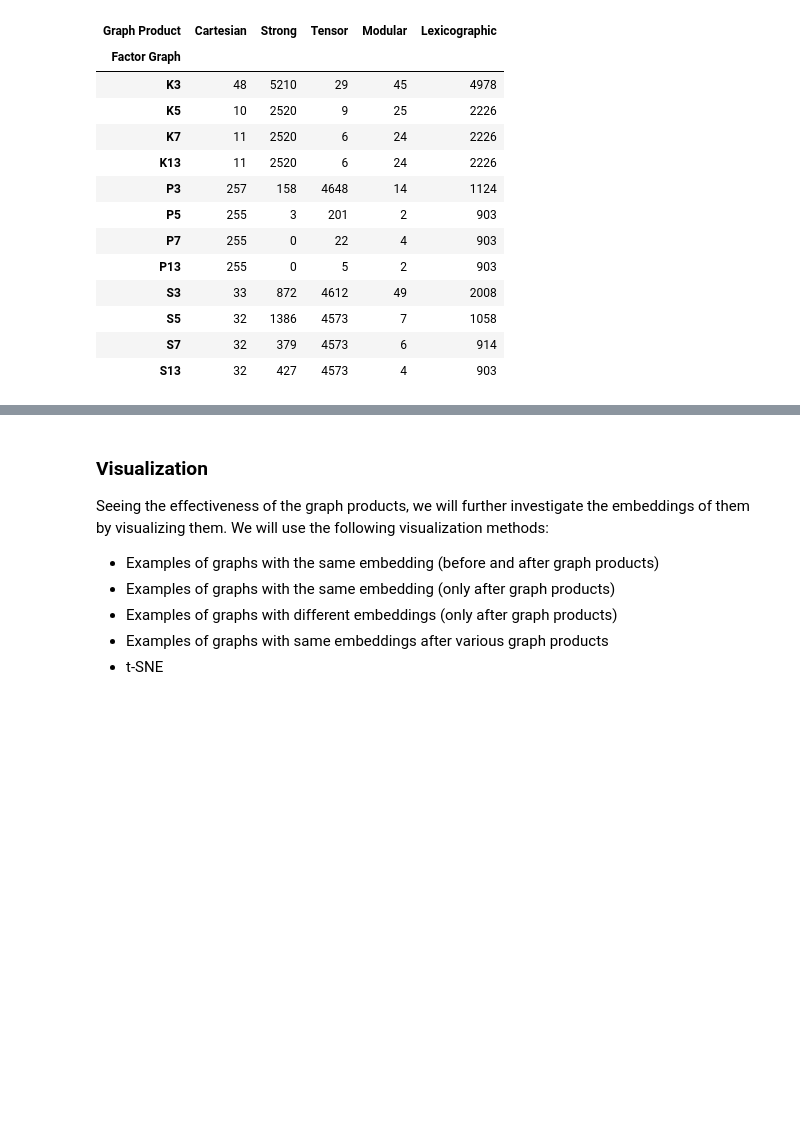
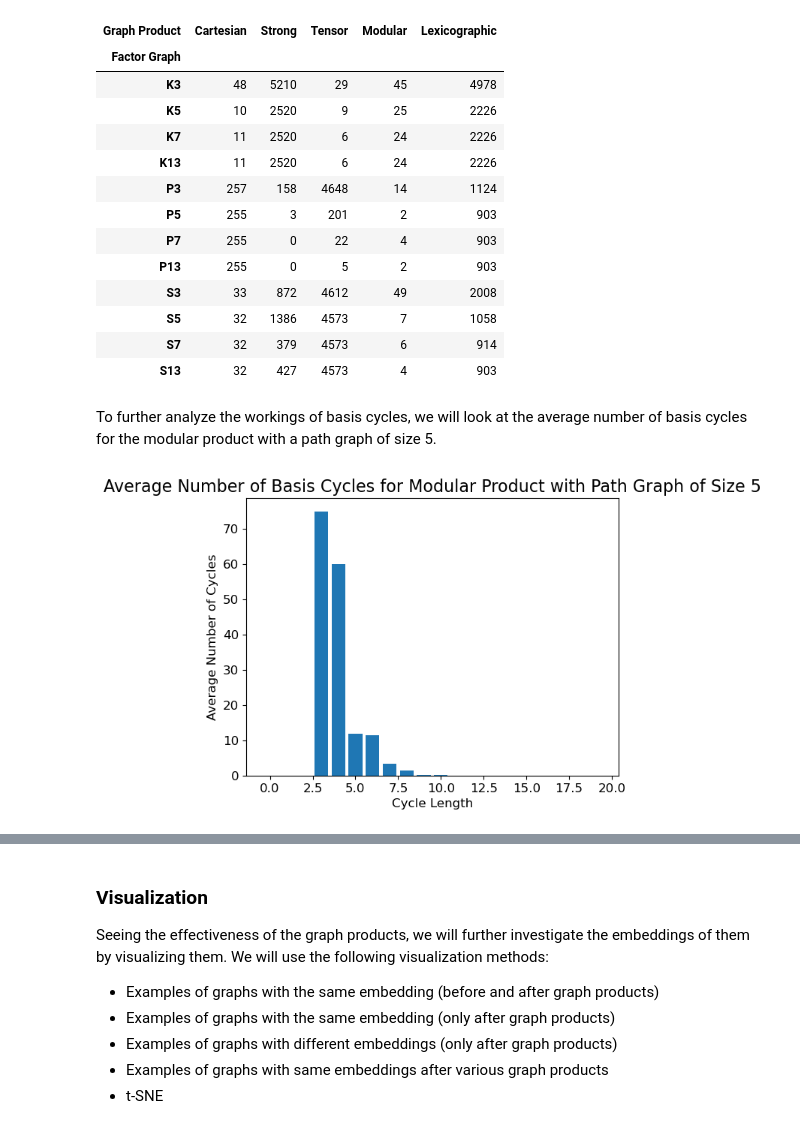
Before and after one commit to max-seeli/graph-gumbo, a Jupyter notebook: simple_product_embedding.ipynb, the cells around one changed output, grey strips where cells are left out. Cells and saved outputs as stored; diff of their text form; code cells hidden in the pictures; blank space fills up the shorter version.

```diff
--- a/simple_product_embedding.ipynb
+++ b/simple_product_embedding.ipynb
@@ -154,3 +154,19 @@ cycle_product_results.map(lambda x: len(x[1] - cycle_results[1]))
 | S5 | 32 | 1386 | 4573 | 7 | 1058 |
 | S7 | 32 | 379 | 4573 | 6 | 914 |
 | S13 | 32 | 427 | 4573 | 4 | 903 |
+# %% [markdown]
+To further analyze the workings of basis cycles, we will look at the average number of basis cycles for the modular product with a path graph of size 5.
+# %%
+modular_path_5 = cycle_embedded_products.loc['P5', 'Modular']
+
+avg_cycles_per_length = modular_path_5.mean(axis=0)
+
+plt.bar(range(0, 20), avg_cycles_per_length[:20])
+plt.xlabel("Cycle Length", fontsize=12)
+plt.ylabel("Average Number of Cycles", fontsize=12)
+plt.tick_params(axis='both', which='major', labelsize=12)
+plt.title("Average Number of Basis Cycles for Modular Product with Path Graph of Size 5", fontsize=16)
+save_pdf(plt, 'cycle_avg')
+plt.show()
+# %% [output]
+[figure, added]
```
Also changed, not shown: parts of 29 cells of this notebook, 15 other files.
